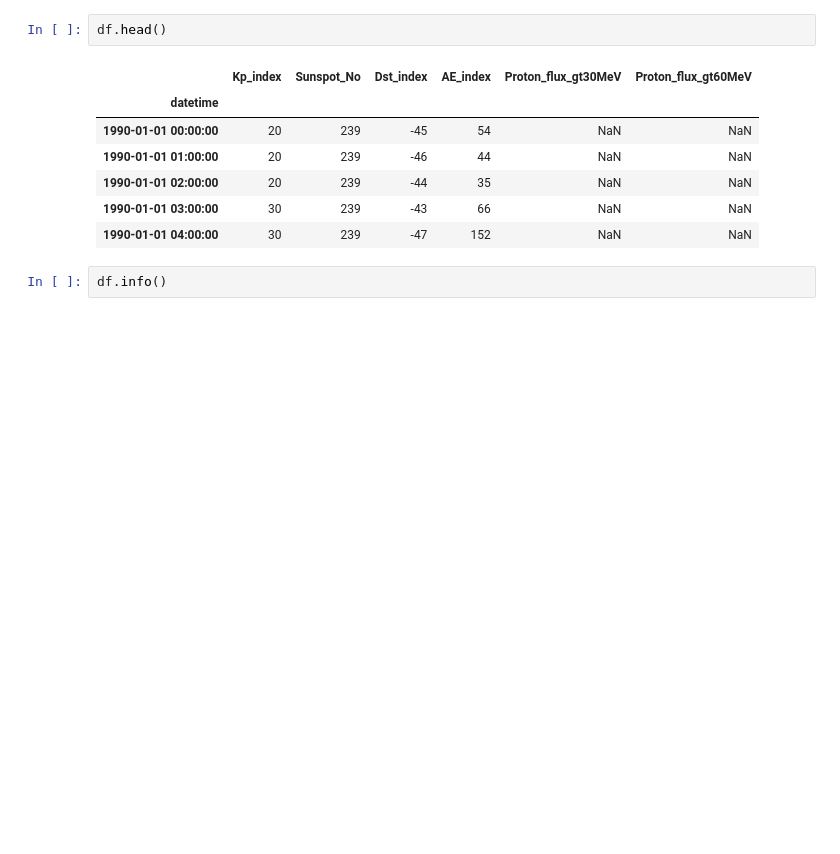
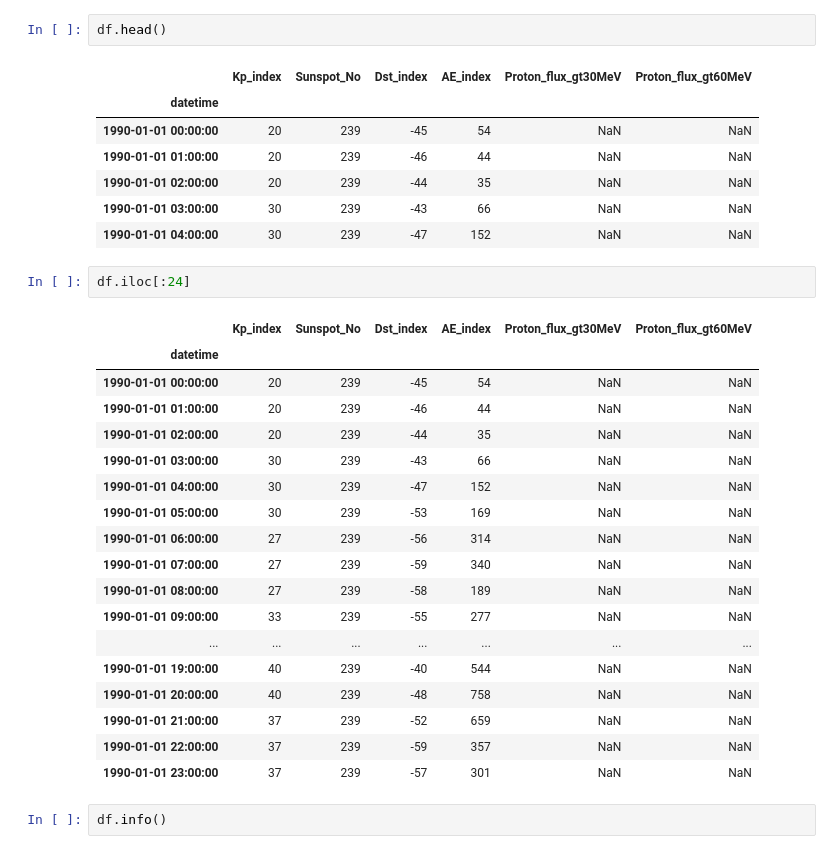
Before and after one commit to madHatter106/beaching, a Jupyter notebook: V2_1709/SpaceWeather_2_Cleanup.ipynb, the cells around one changed output. Drawn from its saved outputs; the diff is of its cells as text; blank space fills up the shorter version.

```diff
--- a/V2_1709/SpaceWeather_2_Cleanup.ipynb
+++ b/V2_1709/SpaceWeather_2_Cleanup.ipynb
@@ -31,6 +31,27 @@ df.head()
 | 1990-01-01 02:00:00 | 20 | 239 | -44 | 35 | NaN | NaN |
 | 1990-01-01 03:00:00 | 30 | 239 | -43 | 66 | NaN | NaN |
 | 1990-01-01 04:00:00 | 30 | 239 | -47 | 152 | NaN | NaN |
+# %%
+df.iloc[:24]
+# %% [output]
+|  | Kp_index | Sunspot_No | Dst_index | AE_index | Proton_flux_gt30MeV | Proton_flux_gt60MeV |
+| datetime |  |  |  |  |  |  |
+| 1990-01-01 00:00:00 | 20 | 239 | -45 | 54 | NaN | NaN |
+| 1990-01-01 01:00:00 | 20 | 239 | -46 | 44 | NaN | NaN |
+| 1990-01-01 02:00:00 | 20 | 239 | -44 | 35 | NaN | NaN |
+| 1990-01-01 03:00:00 | 30 | 239 | -43 | 66 | NaN | NaN |
+| 1990-01-01 04:00:00 | 30 | 239 | -47 | 152 | NaN | NaN |
+| 1990-01-01 05:00:00 | 30 | 239 | -53 | 169 | NaN | NaN |
+| 1990-01-01 06:00:00 | 27 | 239 | -56 | 314 | NaN | NaN |
+| 1990-01-01 07:00:00 | 27 | 239 | -59 | 340 | NaN | NaN |
+| 1990-01-01 08:00:00 | 27 | 239 | -58 | 189 | NaN | NaN |
+| 1990-01-01 09:00:00 | 33 | 239 | -55 | 277 | NaN | NaN |
+| ... | ... | ... | ... | ... | ... | ... |
+| 1990-01-01 19:00:00 | 40 | 239 | -40 | 544 | NaN | NaN |
+| 1990-01-01 20:00:00 | 40 | 239 | -48 | 758 | NaN | NaN |
+| 1990-01-01 21:00:00 | 37 | 239 | -52 | 659 | NaN | NaN |
+| 1990-01-01 22:00:00 | 37 | 239 | -59 | 357 | NaN | NaN |
+| 1990-01-01 23:00:00 | 37 | 239 | -57 | 301 | NaN | NaN |
 # %%
 df.info()
 # %% [output]
```
Also changed, not shown: 24 other files.
